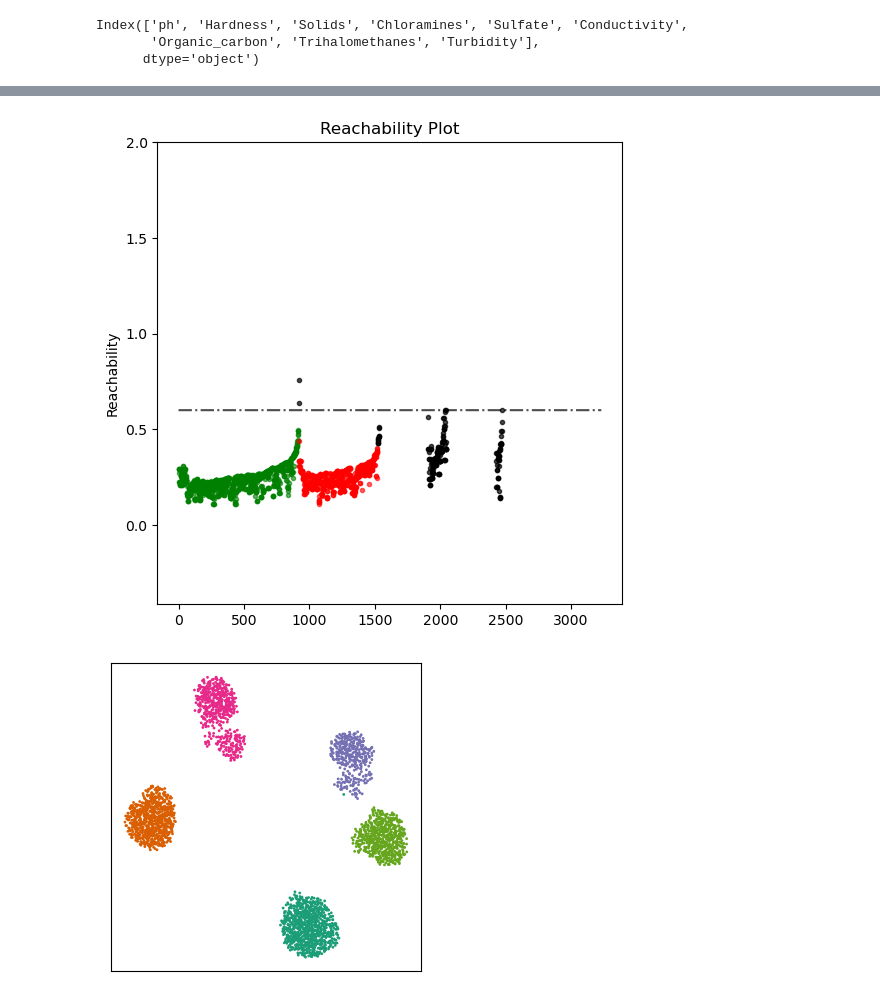
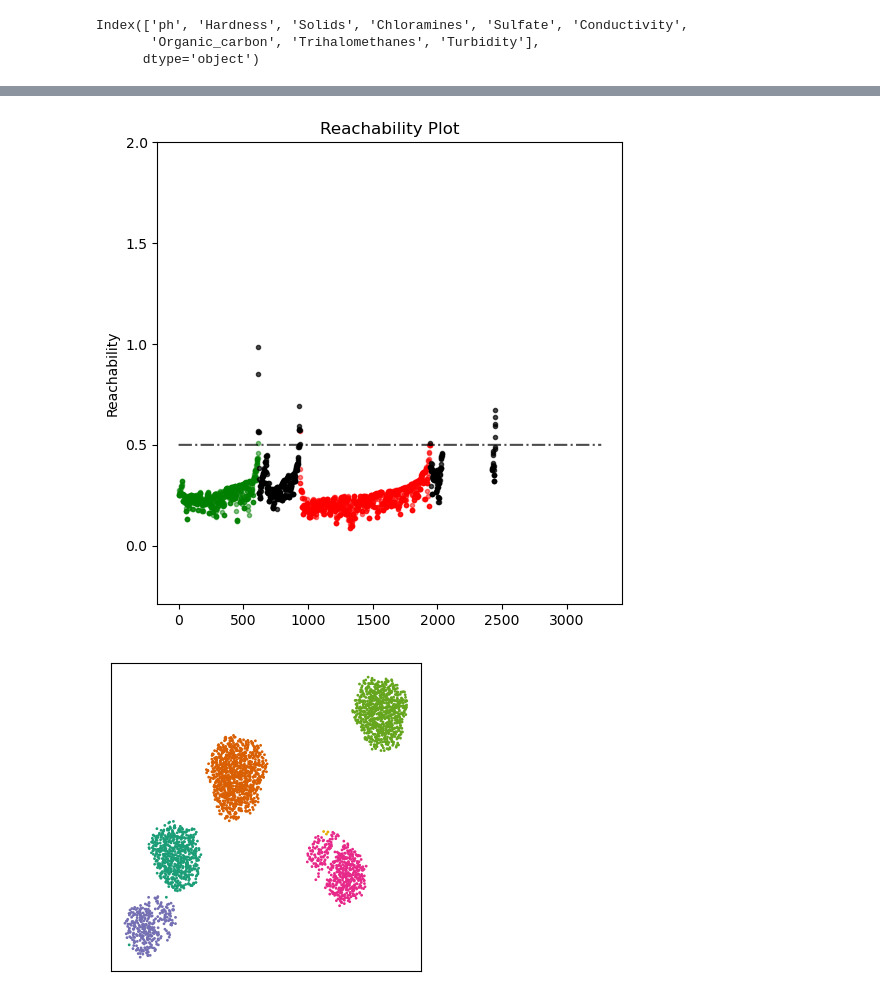
Before and after one commit to pedrozavalat/WaterSafeProject, a Jupyter notebook: clustering/clusteringWaterSafe_DBSCAN_OPTICS.ipynb, the cells around one changed output, grey strips where cells are left out. Cells and saved outputs as stored; diff of their text form; code cells hidden in the pictures.

Commit message:
fix(clustering): editar pesos

```diff
--- a/clustering/clusteringWaterSafe_DBSCAN_OPTICS.ipynb
+++ b/clustering/clusteringWaterSafe_DBSCAN_OPTICS.ipynb
@@ -148,14 +146,14 @@ Y = y['contaminationLevel']
 # %%
 weights = {
-    'Trihalomethanes': 0.05,
-    'Sulfate': 0.05,
+    'Solids': 0.15,
+    'Conductivity': 0.15,
+    'Turbidity': 0.15,
+    'Hardness': 0.15,
+    'Sulfate': 0.1,
+    'Trihalomethanes': 0.1,
     'Chloramines': 0.1,
-    'Conductivity': 0.1,
-    'Organic_carbon': 0.1,
-    'Turbidity': 0.15,
-    'ph':0.15,
-    'Hardness': 0.15,
-    'Solids': 0.15
+    'ph': 0.05,
+    'Organic_carbon': 0.05
 }
 X_df = pd.DataFrame(X_, columns=columns_data)  # replace your_column_names with the actual column names
 X_df['contaminationLevel'] = X_df.apply(lambda row: sum(row[feature] * weight for feature, weight in weights.items()), axis=1)
@@ -277,30 +275,30 @@ colors = ["g.", "r."]
 for klass, color in zip(range(0, 2), colors):
     Xk = space[labels == klass]
     Rk = reachability[labels == klass]
-    ax.plot(Xk, Rk, color, alpha=0.6)
+    ax.plot(Xk, Rk, color, alpha=0.5)
 ax.plot(space[labels == -1], reachability[labels == -1], "k.", alpha=0.7)
-ax.plot(space, np.full_like(space, 0.6, dtype=float), "k-.", alpha=0.7)
+ax.plot(space, np.full_like(space, 0.5, dtype=float), "k-.", alpha=0.7)
 ax.set_ylim(top=2)
 ax.set_ylabel("Reachability")
 ax.set_title("Reachability Plot")
 plt.show()
 # %% [output]
-[figure, old version]
+[figure, new version]
 # %%
-dbscan_2 = cluster.DBSCAN(eps=0.6, min_samples=2)
+dbscan_2 = cluster.DBSCAN(eps=0.5, min_samples=2)
 model = dbscan_2.fit(X_)
 
 y_pred = model.labels_.astype(int) # en esta parte vemos en qué cluster quedó cada dato
 
 def colour(x):
     return plt.cm.Dark2(x)
 
 colors = list(map(colour,y_pred))
 
 plt.figure(figsize=(4, 4))
 plt.scatter(X_[:, 0], X_[:, 1], s=1, color=colors)
 plt.xticks(())
 plt.yticks(())
 plt.show()
 # %% [output]
-[figure, old version]
+[figure, new version]
```
Also changed, not shown: parts of 10 cells of this notebook, 1 other file.
